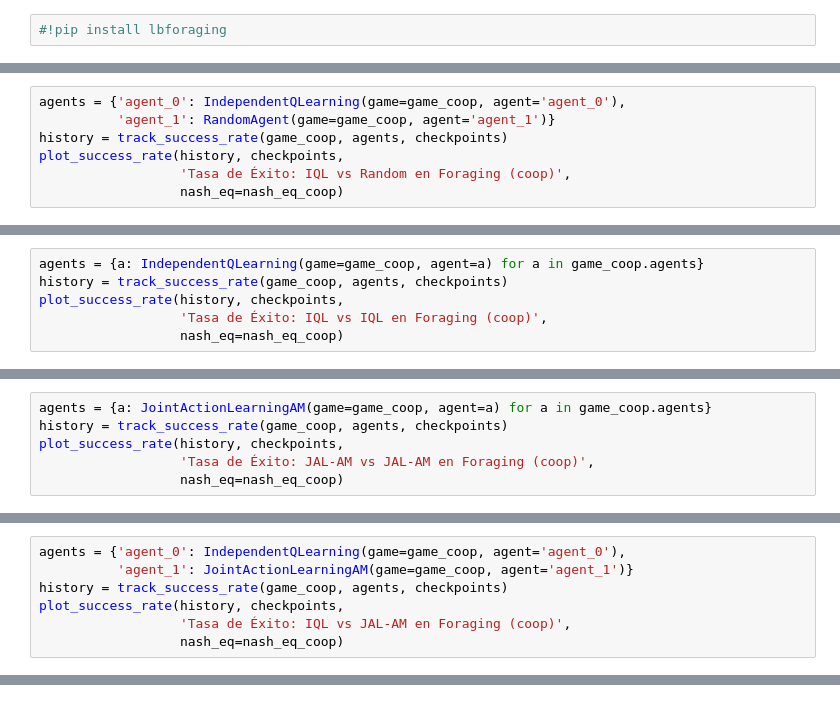
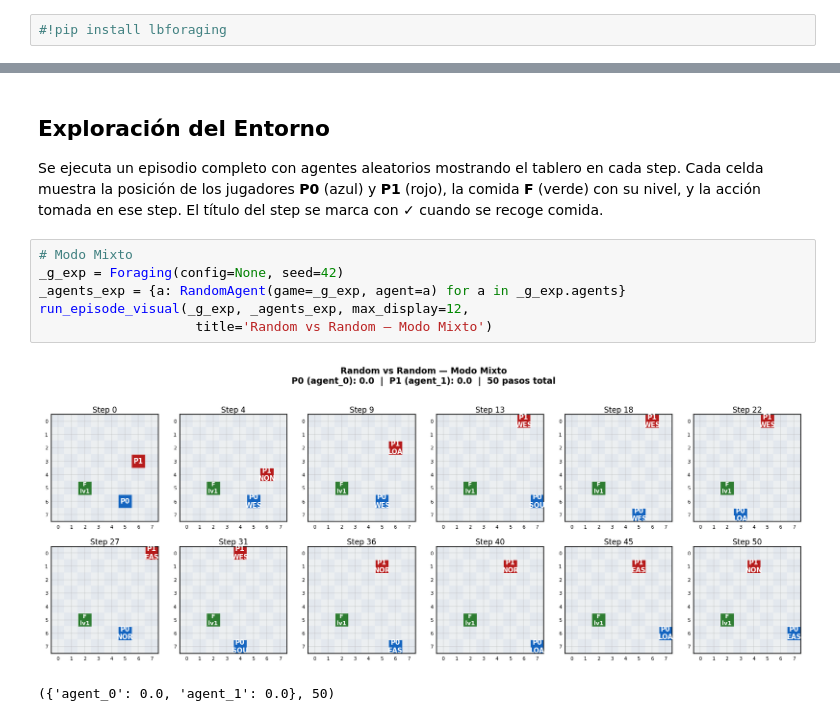
Before and after one commit to mmussio85/simultaneous-games, a Jupyter notebook: Foraging.ipynb, the cells around one changed output, grey strips where cells are left out. Drawn from its saved outputs; the diff is of its cells as text.

Commit message:
Foraging improves + threePlayers

```diff
--- a/Foraging.ipynb
+++ b/Foraging.ipynb
@@ -551,7 +2,0 @@ plot_success_rate(history, checkpoints,
-# %%
-agents = {'agent_0': IndependentQLearning(game=game_coop, agent='agent_0'),
-          'agent_1': RandomAgent(game=game_coop, agent='agent_1')}
-history = track_success_rate(game_coop, agents, checkpoints)
-plot_success_rate(history, checkpoints,
-                  'Tasa de Éxito: IQL vs Random en Foraging (coop)',
-                  nash_eq=nash_eq_coop)
@@ -562,6 +2,0 @@ plot_success_rate(history, checkpoints,
-# %%
-agents = {a: IndependentQLearning(game=game_coop, agent=a) for a in game_coop.agents}
-history = track_success_rate(game_coop, agents, checkpoints)
-plot_success_rate(history, checkpoints,
-                  'Tasa de Éxito: IQL vs IQL en Foraging (coop)',
-                  nash_eq=nash_eq_coop)
@@ -572,6 +2,0 @@ plot_success_rate(history, checkpoints,
-# %%
-agents = {a: JointActionLearningAM(game=game_coop, agent=a) for a in game_coop.agents}
-history = track_success_rate(game_coop, agents, checkpoints)
-plot_success_rate(history, checkpoints,
-                  'Tasa de Éxito: JAL-AM vs JAL-AM en Foraging (coop)',
-                  nash_eq=nash_eq_coop)
@@ -582,7 +2,0 @@ plot_success_rate(history, checkpoints,
-# %%
-agents = {'agent_0': IndependentQLearning(game=game_coop, agent='agent_0'),
-          'agent_1': JointActionLearningAM(game=game_coop, agent='agent_1')}
-history = track_success_rate(game_coop, agents, checkpoints)
-plot_success_rate(history, checkpoints,
-                  'Tasa de Éxito: IQL vs JAL-AM en Foraging (coop)',
-                  nash_eq=nash_eq_coop)
@@ -590,0 +287,16 @@ plot_success_rate(history, checkpoints,
+# %% [markdown]
+## Exploración del Entorno
+
+Se ejecuta un episodio completo con agentes aleatorios mostrando el tablero en cada step.
+Cada celda muestra la posición de los jugadores **P0** (azul) y **P1** (rojo),
+la comida **F** (verde) con su nivel, y la acción tomada en ese step.
+El título del step se marca con ✓ cuando se recoge comida.
+# %%
+# Modo Mixto
+_g_exp = Foraging(config=None, seed=42)
+_agents_exp = {a: RandomAgent(game=_g_exp, agent=a) for a in _g_exp.agents}
+run_episode_visual(_g_exp, _agents_exp, max_display=12,
+                    title='Random vs Random — Modo Mixto')
+# %% [output]
+[figure, added]
+({'agent_0': 0.0, 'agent_1': 0.0}, 50)
```
Also changed, not shown: parts of 108 cells of this notebook.
